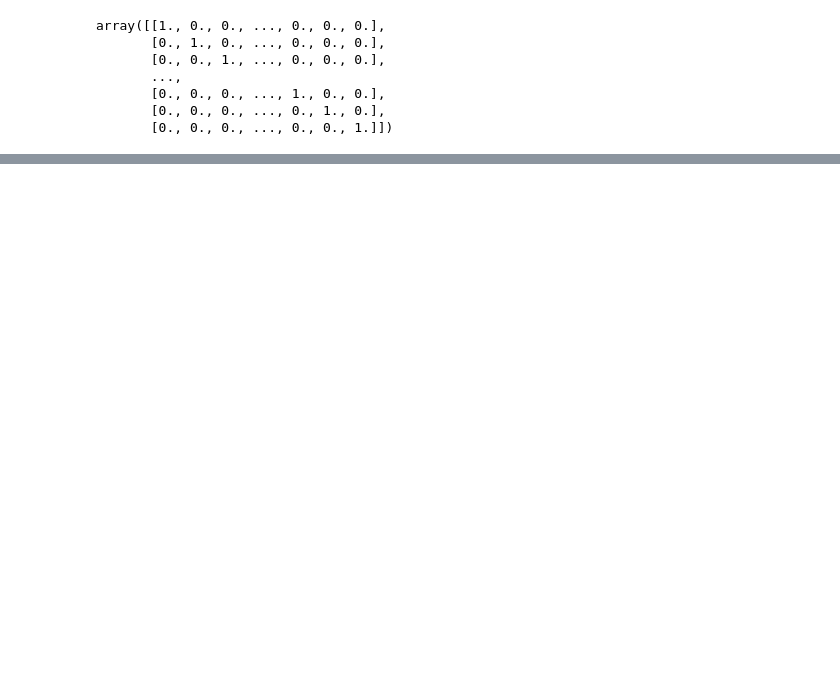
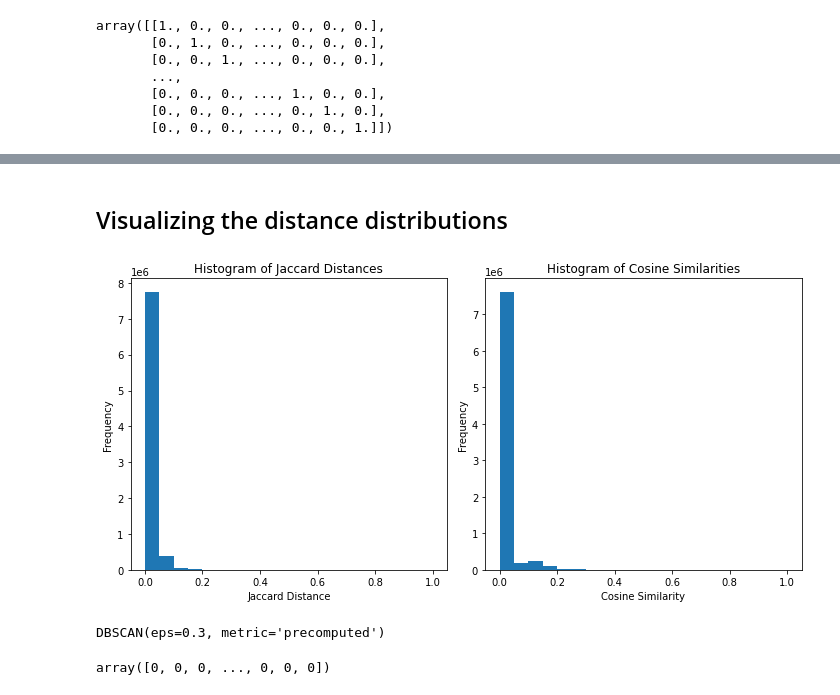
Before and after one commit to kyleronc/TweetClustering, a Jupyter notebook: Code/Code.ipynb, the cells around one changed output, grey strips where cells are left out. Drawn from its saved outputs; the diff is of its cells as text; code cells hidden in the pictures; blank space fills up the shorter version.

Commit message:
Added Jaccard Simiarlity and some visualizations

```diff
--- a/Code/Code.ipynb
+++ b/Code/Code.ipynb
@@ -63,3 +68,11 @@ features
 # %% [output]
 <4045x7554 sparse matrix of type '<class 'numpy.int64'>'
         with 31043 stored elements in Compressed Sparse Row format>
+# %%
+num_tweets = len(tweets)
+num_unique_words = len(names)
+avg_words_per_tweet = features.sum() / num_tweets
+
+print(f"Number of tweets: {num_tweets}")
+print(f"Number of unique words: {num_unique_words}")
+print(f"Average words per tweet: {avg_words_per_tweet}")
@@ -82,5 +103,5 @@ tweetVectorDataFrame.to_csv(r'../outputdata/featurematrix.csv', index=None)
 # %%
-cosine_similarity = 1-pairwise_distances(featurearray, metric="cosine")
+cosine_similarity = 1-pairwise_distances(tweetVectors, metric="cosine")
 cosine_similarity
 # %% [output]
 array([[1., 0., 0., ..., 0., 0., 0.],
@@ -96,0 +119,6 @@ cosineSimilarityDf.to_csv(r'../outputdata/cosinesimilarity.csv', index=None, hea
+# %%
+from sklearn.metrics import jaccard_score
+
+# Calculate pairwise Jaccard similarities
+jaccard_similarities = 1 - pairwise_distances(tweetVectors, metric='jaccard')
+jaccard_similarities
@@ -96,0 +136,44 @@ cosineSimilarityDf.to_csv(r'../outputdata/cosinesimilarity.csv', index=None, hea
+# %% [markdown]
+## Visualizing the distance distributions
+# %%
+# Flatten the distance matrices and remove self-distances (i.e., distance of a tweet to itself)
+jaccard_similarities_flat = jaccard_similarities[np.triu_indices(num_tweets, k=1)]
+cosine_similarities_flat = cosine_similarity[np.triu_indices(num_tweets, k=1)]
+
+# Plot the histograms
+plt.figure(figsize=(10, 5))
+
+plt.subplot(1, 2, 1)
+plt.hist(jaccard_similarities_flat, bins=20)
+plt.xlabel('Jaccard Distance')
+plt.ylabel('Frequency')
+plt.title('Histogram of Jaccard Distances')
+
+plt.subplot(1, 2, 2)
+plt.hist(cosine_similarities_flat, bins=20)
+plt.xlabel('Cosine Similarity')
+plt.ylabel('Frequency')
+plt.title('Histogram of Cosine Similarities')
+
+plt.tight_layout()
+plt.show()
+# %% [output]
+[figure, added]
+# %%
+from sklearn.cluster import DBSCAN
+# Set the parameters for DBSCAN clustering
+eps = 0.3
+min_samples = 5
+
+# Create a DBSCAN clustering instance with the Jaccard distance matrix
+dbscan = DBSCAN(eps=eps, min_samples=min_samples, metric='precomputed')
+
+# Fit the DBSCAN instance to the Jaccard distance matrix
+dbscan.fit(cosine_similarity)
+# %% [output]
+DBSCAN(eps=0.3, metric='precomputed')
+# %%
+cluster_labels = dbscan.labels_
+cluster_labels
+# %% [output]
+array([0, 0, 0, ..., 0, 0, 0])
```
Also changed, not shown: parts of 14 cells of this notebook, 3 other files.
